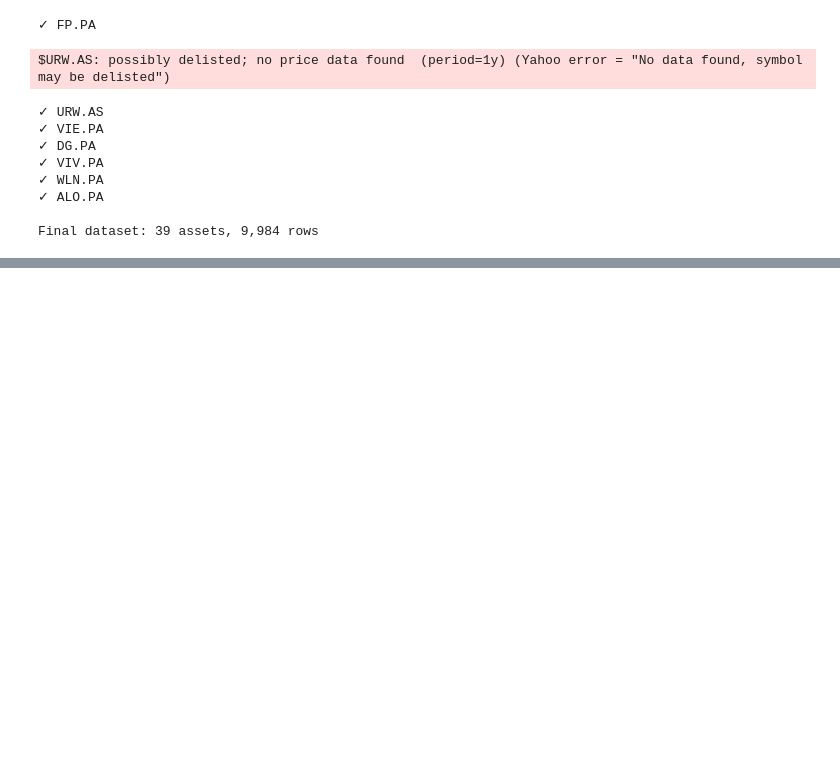
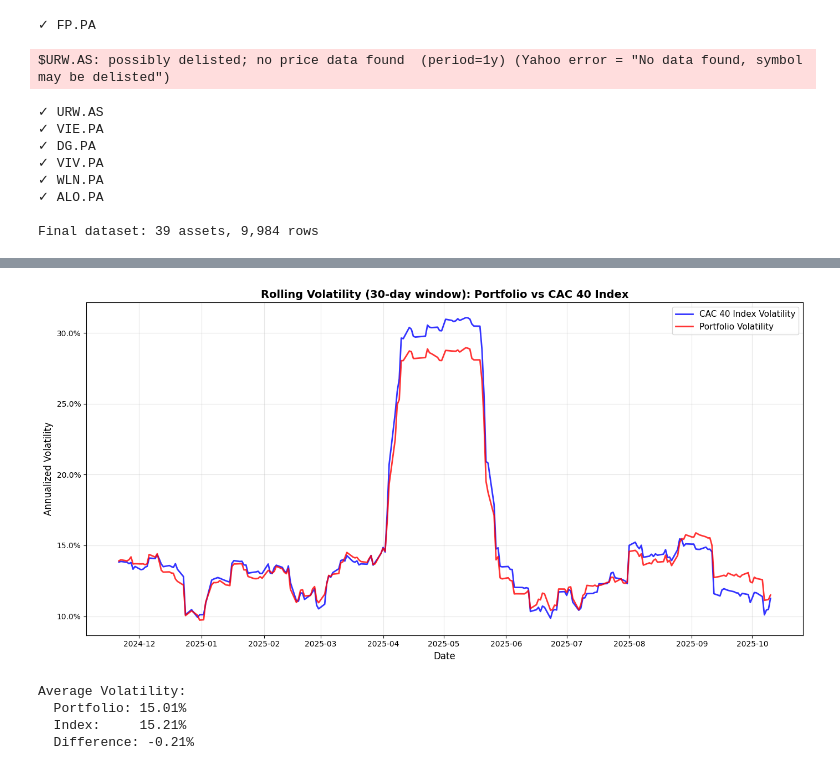
Before and after one commit to Tnguyen44/optimization_index_tracking, a Jupyter notebook: notebooks/optimization_model.ipynb, the cells around one changed output, grey strips where cells are left out. Cells and saved outputs as stored; diff of their text form; code cells hidden in the pictures; blank space fills up the shorter version.

```diff
--- a/notebooks/optimization_model.ipynb
+++ b/notebooks/optimization_model.ipynb
@@ -124,0 +356,15 @@ def sparse_portfolio_selection(data: pd.DataFrame):
+# %%
+cac40_df['daily_return_pct'] = cac40_df['close'].pct_change()
+# %%
+from typing import Tuple, List, Dict
+def separate_stocks_and_index(cac40_df: pd.DataFrame, index_name: str = 'CAC40') -> Tuple[pd.DataFrame, pd.DataFrame]:
+
+    index_df = cac40_df[cac40_df['name'] == index_name].copy()
+    stocks_df = cac40_df[cac40_df['name'] != index_name].copy()
+
+    print(f"Data loaded:")
+    print(f"  - Index rows: {len(index_df)}")
+    print(f"  - Stock rows: {len(stocks_df)}")
+    print(f"  - Unique stocks: {stocks_df['name'].nunique()}")
+
+    return stocks_df, index_df
@@ -124,0 +849,5 @@ def sparse_portfolio_selection(data: pd.DataFrame):
+# %%
+good_results = results_df[(results_df['portfolio_volatility'] < results_df['index_volatility']) &
+           (results_df['portfolio_return'] > results_df['index_return'])]
+best_idx = good_results['index_return'].idxmax()
+best_stocks = good_results.loc[best_idx, 'stocks']
@@ -124,0 +953,60 @@ def sparse_portfolio_selection(data: pd.DataFrame):
+# %%
+import matplotlib.pyplot as plt
+import numpy as np
+
+# Get portfolio returns
+stock_returns = stocks_df[stocks_df['name'].isin(best_stocks)].pivot(
+    index='date', columns='name', values='daily_return_pct'
+)
+portfolio_returns = stock_returns.mean(axis=1)
+
+# Get index returns
+index_returns = index_df.set_index('date')['daily_return_pct']
+
+# Align dates
+common_dates = portfolio_returns.index.intersection(index_returns.index)
+portfolio_returns = portfolio_returns.loc[common_dates]
+index_returns = index_returns.loc[common_dates]
+
+# Remove NaN values
+valid_idx = ~(portfolio_returns.isna() | index_returns.isna())
+portfolio_returns = portfolio_returns[valid_idx]
+index_returns = index_returns[valid_idx]
+
+# Calculate rolling volatility (annualized, 30-day window)
+window = 30
+portfolio_volatility = portfolio_returns.rolling(window=window).std() * np.sqrt(252)
+index_volatility = index_returns.rolling(window=window).std() * np.sqrt(252)
+
+# Create plot
+fig, ax = plt.subplots(figsize=(14, 7))
+
+ax.plot(index_volatility.index, index_volatility.values,
+        label='CAC 40 Index Volatility', color='blue', linewidth=2, alpha=0.8)
+ax.plot(portfolio_volatility.index, portfolio_volatility.values,
+        label='Portfolio Volatility', color='red', linewidth=2, alpha=0.8)
+
+ax.set_xlabel('Date', fontsize=12)
+ax.set_ylabel('Annualized Volatility', fontsize=12)
+ax.set_title(f'Rolling Volatility ({window}-day window): Portfolio vs CAC 40 Index',
+            fontsize=14, fontweight='bold')
+ax.legend(loc='best', fontsize=11)
+ax.grid(True, alpha=0.3)
+
+# Format y-axis as percentages
+ax.yaxis.set_major_formatter(plt.FuncFormatter(lambda y, p: f'{y:.1%}'))
+
+plt.tight_layout()
+plt.show()
+
+# Print summary stats
+print(f"\nAverage Volatility:")
+print(f"  Portfolio: {portfolio_volatility.mean():.2%}")
+print(f"  Index:     {index_volatility.mean():.2%}")
+print(f"  Difference: {portfolio_volatility.mean() - index_volatility.mean():.2%}")
+# %% [output]
+[figure, added]
+Average Volatility:
+  Portfolio: 15.01%
+  Index:     15.21%
+  Difference: -0.21%
```
Also changed, not shown: parts of 18 cells of this notebook, 2 other files.
